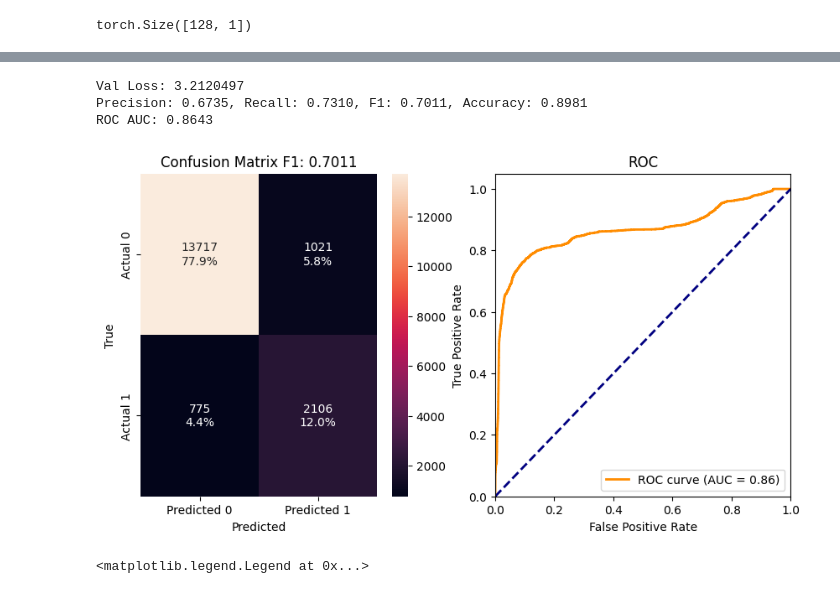
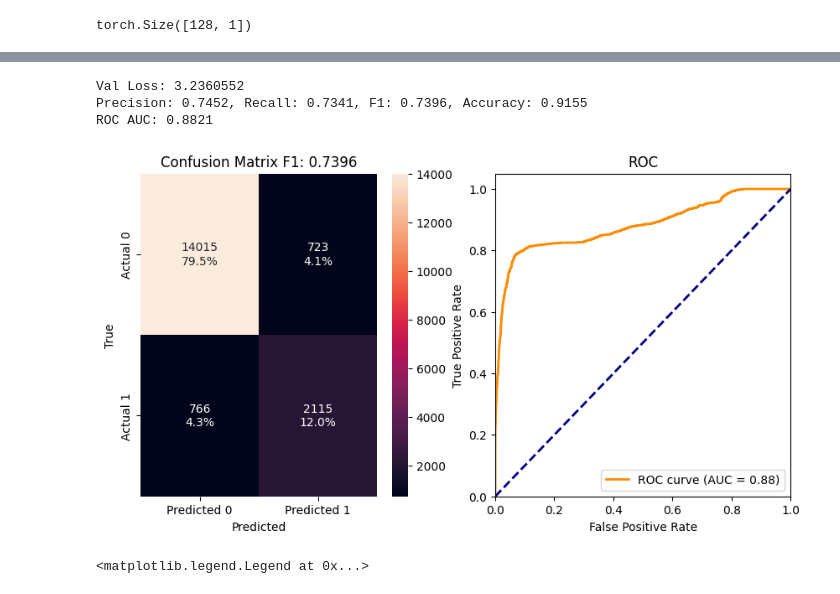
Before and after one commit to Musa-Azeem/AI-hypertrophy-coach, a Jupyter notebook: ml-notebooks/temporal.ipynb, the cells around one changed output, grey strips where cells are left out. Saved outputs shown, nothing was run; the diff lists cells and outputs as text; code cells hidden in the pictures.

```diff
--- a/ml-notebooks/temporal.ipynb
+++ b/ml-notebooks/temporal.ipynb
@@ -123,11 +123,12 @@ df[['gyr_x', 'gyr_y', 'gyr_z']] = (df[['gyr_x', 'gyr_y', 'gyr_z']] / 250.0).clip
 winsize = 256
 stride = 2
 
-n_LSTM_windows = 16
+n_LSTM_windows = 12
 LSTM_stride = 64
 print(winsize, stride)
 
 full_winsize = LSTM_stride * (n_LSTM_windows-1) + winsize
+print(full_winsize)
 
 train = df.loc[df['session_id'].isin(train_ids), ['acc_x', 'acc_y', 'acc_z', 'gyr_x', 'gyr_y', 'gyr_z']].values
 # norm = torch.from_numpy(train.mean(axis=0)), torch.from_numpy(train.std(axis=0))
@@ -217,10 +219,20 @@ def get_time_in_reps(preds, stride, winsize):
             diff = np.diff(consolidatedi)
             starts = np.where(diff > 0)[0]
             ends = np.where(diff < 0)[0]
-            if ends[0] < starts[0]:
-                starts = np.concatenate([[0], starts])
-            if starts[-1] > ends[-1]:
-                ends = np.concatenate([ends, [len(pred[0])]])
+            if len(starts) == 0 or len(ends) == 0:
+                if len(starts) == 0:
+                    # len(end) == 1 -> start is the beginning of session
+                    starts = np.array([0])
+                elif len(ends) == 0:
+                    # len(start) == 1 -> end is the end of session
+                    ends = np.array([len(pred[0])])
+            else:
+                if starts[0] > ends[0]:
+                    # first end has no start -> first start is the beginning of session
+                    starts = np.concatenate([[0], starts])
+                if ends[-1] < starts[-1]:
+                    # last start has no end -> last end is the end of session
+                    ends = np.concatenate([ends, [len(pred[0])]])
             for start,end in zip(starts, ends):
                 end_repsi.append((start + end) // 2)
 
@@ -356,9 +368,11 @@ class LSTMNet(nn.Module):
 
         # Convolution layer from input signal to skip_channels size
         self.conv_skip = nn.Sequential(
-            nn.Conv1d(in_channels, skip_channels, kernel_size=3, padding=1),
+            nn.Conv1d(in_channels, skip_channels, kernel_size=7, padding=7//2, stride=2),
             nn.BatchNorm1d(skip_channels),
             nn.ReLU(),
+            ResBlock(skip_channels, skip_channels, kernel_size=3, stride=2),
+            ResBlock(skip_channels, skip_channels, kernel_size=3, stride=2),
         )
 
         # # Project segmentation logits to seg_proj_size
@@ -450,4 +464,6 @@ lstm_config = {
 }
+# %%
+lstm_config = torch.load('../best_model-lstm-74.pth')[1]['lstm_config']
 # %%
 # config = json.load(open('../logs/search256-2/1/config.json'))
 # weights = torch.load('../logs/search256-2/1/best_model.pth')
@@ -630,15 +643,15 @@ KeyboardInterrupt:
 # %%
-weights, config = torch.load('../best_model-lstm.pth')
+weights, config = torch.load('../best_model-lstm-74.pth')
 # config = json.load(open('../logs/search256/34/config.json'))
 # weights = torch.load('../logs/search256/34/best_model.pth')
 model = LSTMNet(config).to(device)
 model.load_state_dict(weights)
 evaluate(model, valloader, trainloader)
 # %% [output]
-Val Loss: 3.2120497
-Precision: 0.6735, Recall: 0.7310, F1: 0.7011, Accuracy: 0.8981
-ROC AUC: 0.8643
+Val Loss: 3.2360552
+Precision: 0.7452, Recall: 0.7341, F1: 0.7396, Accuracy: 0.9155
+ROC AUC: 0.8821
-[figure, old version]
+[figure, new version]
 # %%
 # full session
 session_id = val_ids[0]
```
Also changed, not shown: parts of 5 cells of this notebook, 3 other files.
